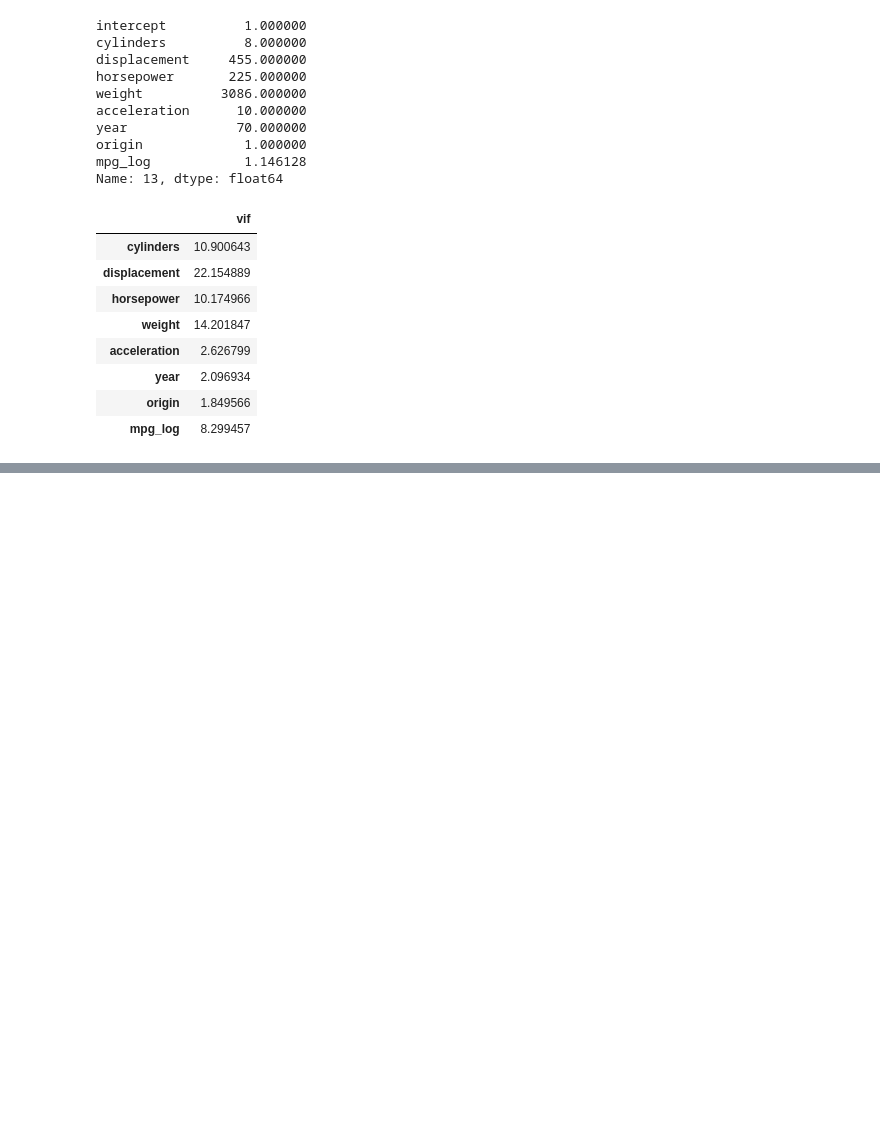
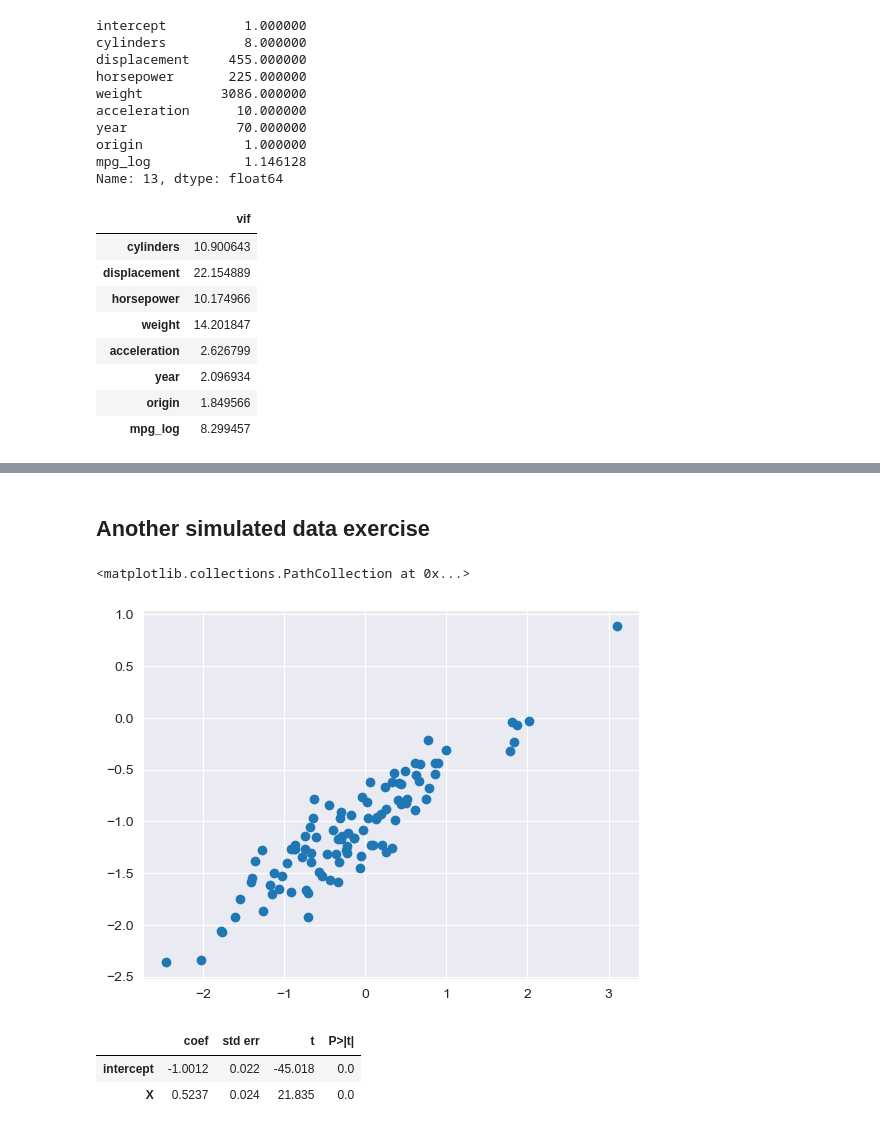
Before and after one commit to WanomiR/isl, a Jupyter notebook: notebooks/3_Exs_Linear_Regression.ipynb, the cells around one changed output, grey strips where cells are left out. Drawn from its saved outputs; the diff is of its cells as text; code cells hidden in the pictures; blank space fills up the shorter version.

Commit message:
Exercise files

```diff
--- a/notebooks/3_Exs_Linear_Regression.ipynb
+++ b/notebooks/3_Exs_Linear_Regression.ipynb
@@ -207,0 +270,4 @@ vif
+# %%
+rng = np.random.default_rng(1)
+x = rng.normal(size=100)
+y = 2 * x + rng.normal(size=100)
@@ -207,0 +298,25 @@ vif
+# %% [markdown]
+## Another simulated data exercise
+# %%
+x = rng.normal(size=100)
+eps = rng.normal(scale=.25, size=100)
+
+y = -1 + 0.5 * x + eps
+
+plt.scatter(x, y)
+# %% [output]
+<matplotlib.collections.PathCollection at 0x...>
+[figure, added]
+# %%
+X = MS(["X"]).fit_transform(
+    pd.DataFrame({"X": x})
+)
+
+model = sm.OLS(y, X)
+results = model.fit()
+
+summarize(results)
+# %% [output]
+|  | coef | std err | t | P>|t| |
+| intercept | -1.0012 | 0.022 | -45.018 | 0.0 |
+| X | 0.5237 | 0.024 | 21.835 | 0.0 |
```
Also changed, not shown: parts of 25 cells of this notebook.
